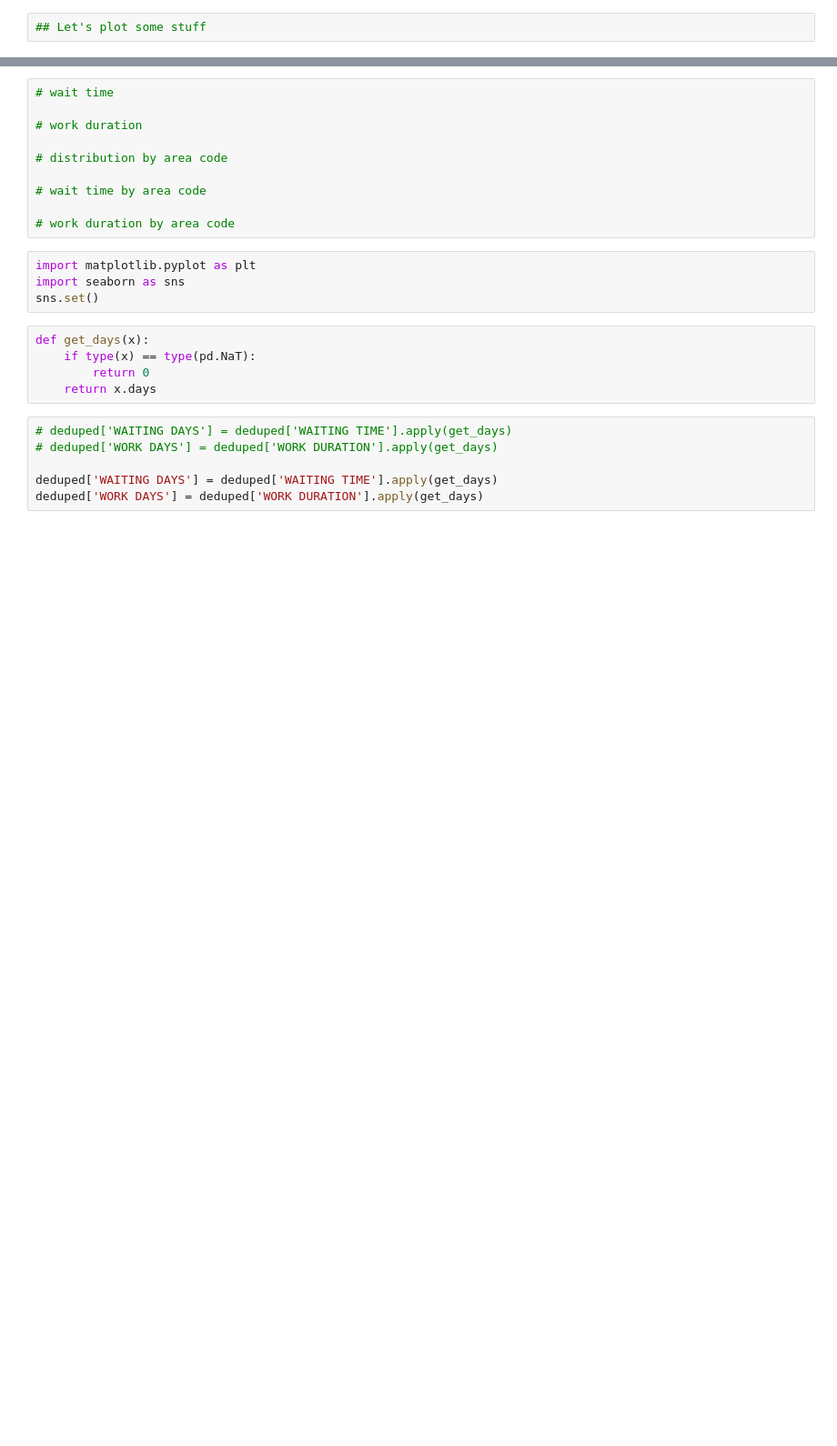
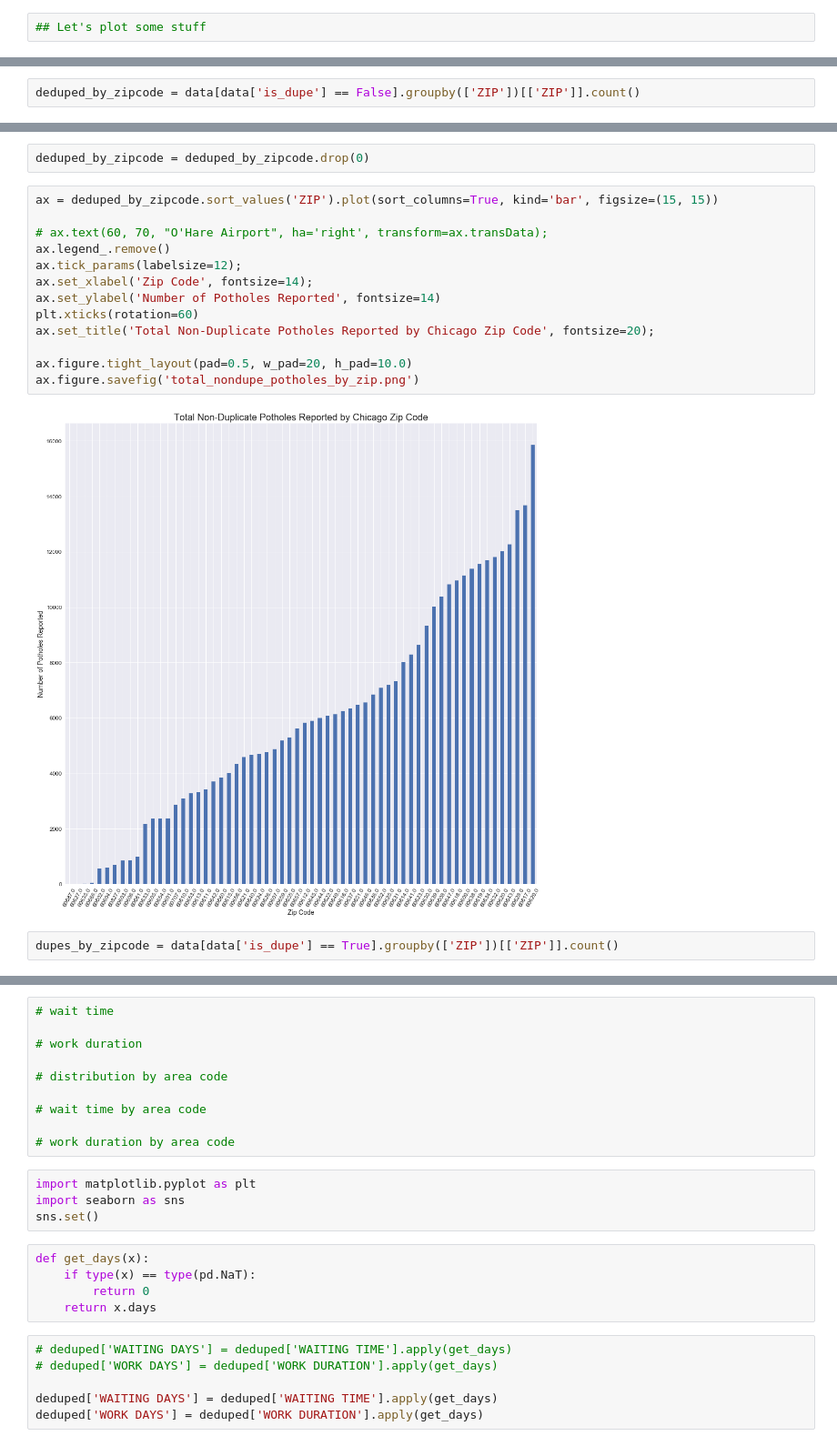
Before and after one commit to bobo333/data-explorations, a Jupyter notebook: chicago_potholes_and_income/Chicago Potholes.ipynb, the cells around one changed output, grey strips where cells are left out. Shown at 91% size. Cells and saved outputs as stored; diff of their text form; blank space fills up the shorter version.

```diff
--- a/chicago_potholes_and_income/Chicago Potholes.ipynb
+++ b/chicago_potholes_and_income/Chicago Potholes.ipynb
@@ -117,0 +155,2 @@ deduped.describe()
+# %%
+deduped_by_zipcode = data[data['is_dupe'] == False].groupby(['ZIP'])[['ZIP']].count()
@@ -117,0 +167,19 @@ deduped.describe()
+# %%
+deduped_by_zipcode = deduped_by_zipcode.drop(0)
+# %%
+ax = deduped_by_zipcode.sort_values('ZIP').plot(sort_columns=True, kind='bar', figsize=(15, 15))
+
+# ax.text(60, 70, "O'Hare Airport", ha='right', transform=ax.transData);
+ax.legend_.remove()
+ax.tick_params(labelsize=12);
+ax.set_xlabel('Zip Code', fontsize=14);
+ax.set_ylabel('Number of Potholes Reported', fontsize=14)
+plt.xticks(rotation=60)
+ax.set_title('Total Non-Duplicate Potholes Reported by Chicago Zip Code', fontsize=20);
+
+ax.figure.tight_layout(pad=0.5, w_pad=20, h_pad=10.0)
+ax.figure.savefig('total_nondupe_potholes_by_zip.png')
+# %% [output]
+[figure, added]
+# %%
+dupes_by_zipcode = data[data['is_dupe'] == True].groupby(['ZIP'])[['ZIP']].count()
```
Also changed, not shown: parts of 19 cells of this notebook.
